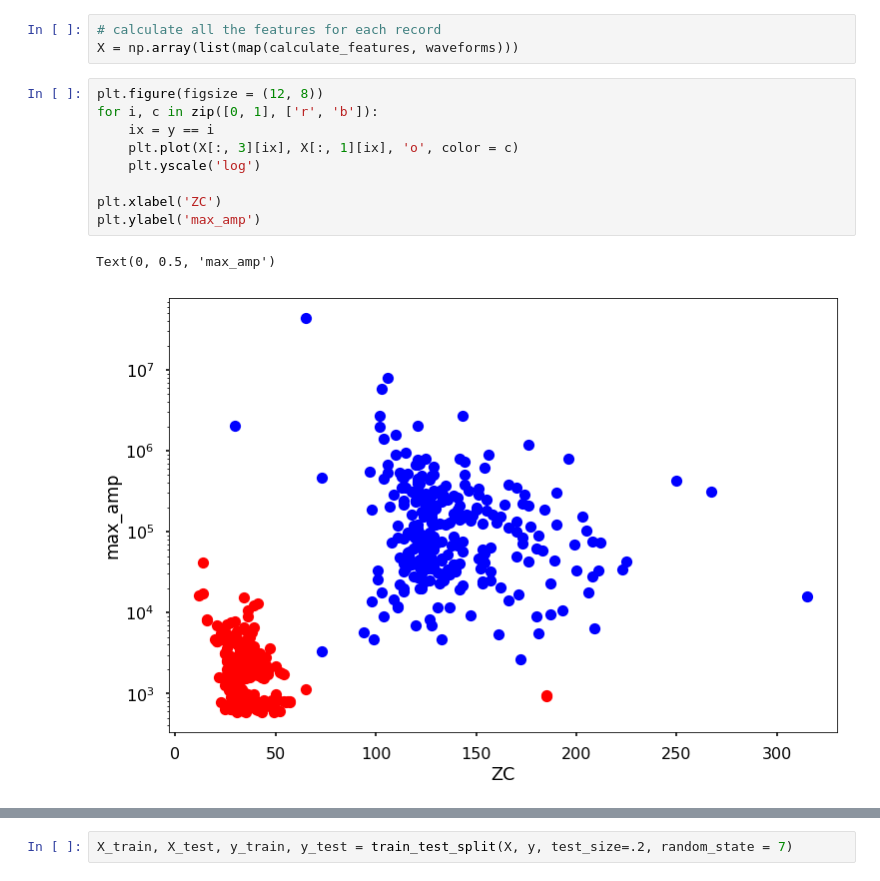
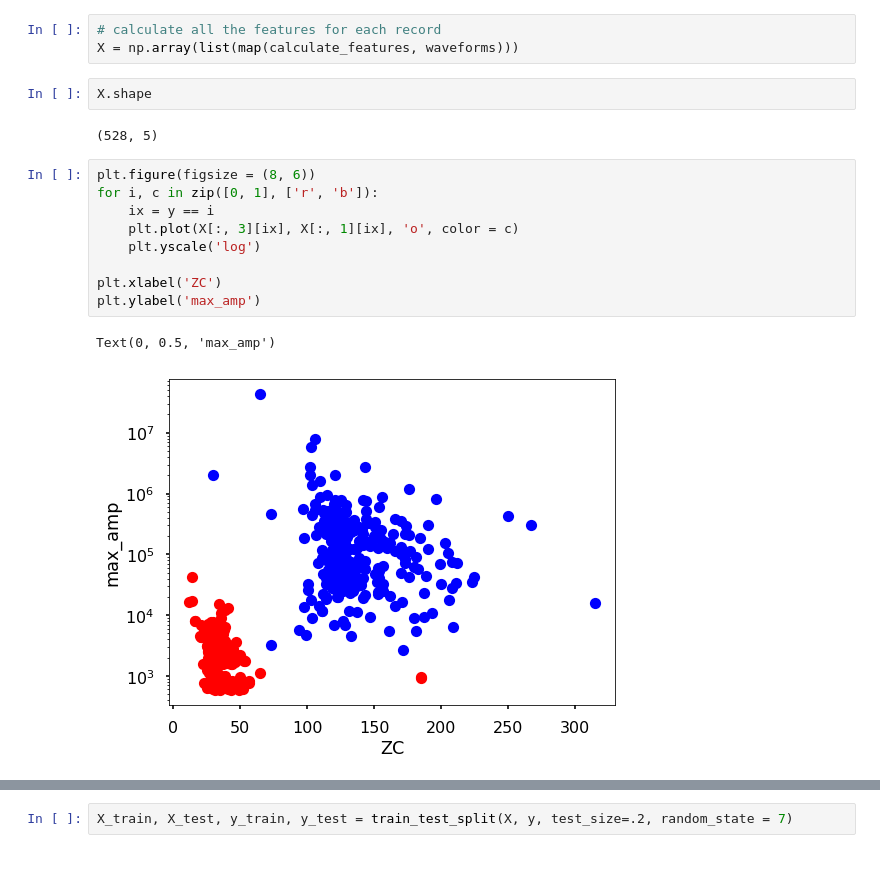
Before and after one commit to qingkaikong/SSA_Machine_Learning_2019, a Jupyter notebook: notebooks/04_classification_examples.ipynb, the cells around one changed output, grey strips where cells are left out. Cells and saved outputs as stored; diff of their text form.

```diff
--- a/notebooks/04_classification_examples.ipynb
+++ b/notebooks/04_classification_examples.ipynb
@@ -103,16 +144,20 @@ def calculate_features(data):
 # %%
 # calculate all the features for each record
 X = np.array(list(map(calculate_features, waveforms)))
+# %%
+X.shape
+# %% [output]
+(528, 5)
 # %%
-plt.figure(figsize = (12, 8))
+plt.figure(figsize = (8, 6))
 for i, c in zip([0, 1], ['r', 'b']):
     ix = y == i
     plt.plot(X[:, 3][ix], X[:, 1][ix], 'o', color = c)
     plt.yscale('log')
 
 plt.xlabel('ZC')
 plt.ylabel('max_amp')
 # %% [output]
 Text(0, 0.5, 'max_amp')
-[figure, old version]
+[figure, new version]
 # %%
```
Also changed, not shown: parts of 38 cells of this notebook.
